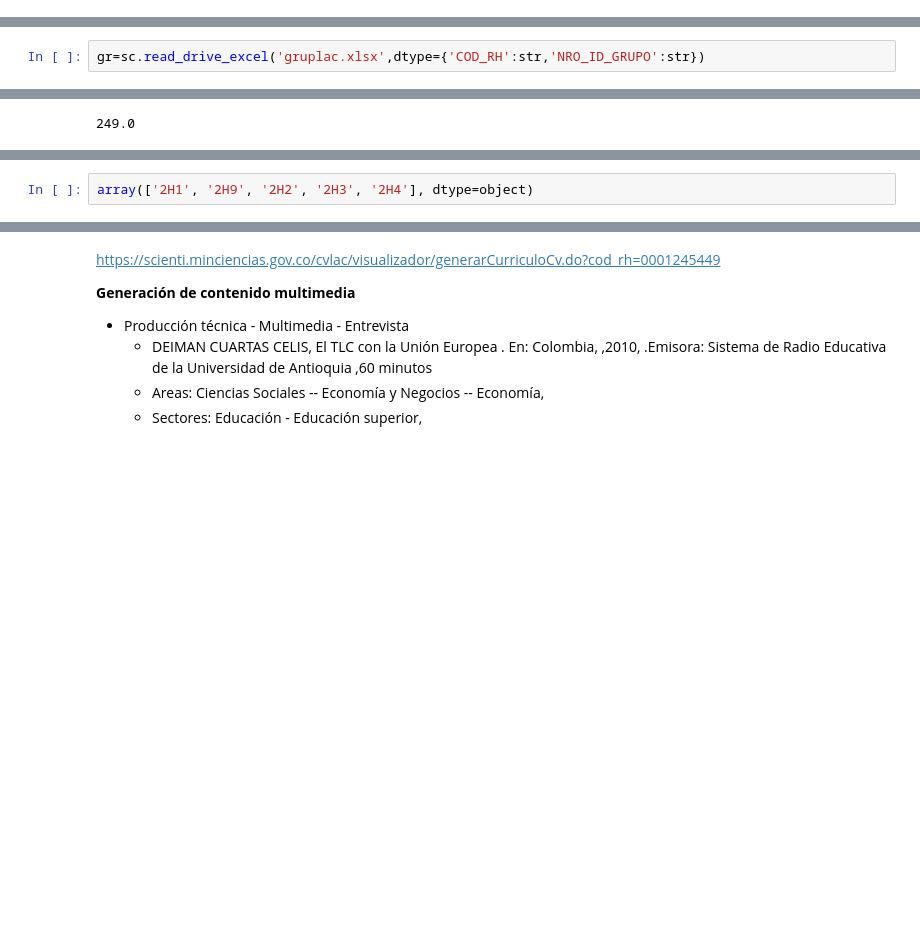
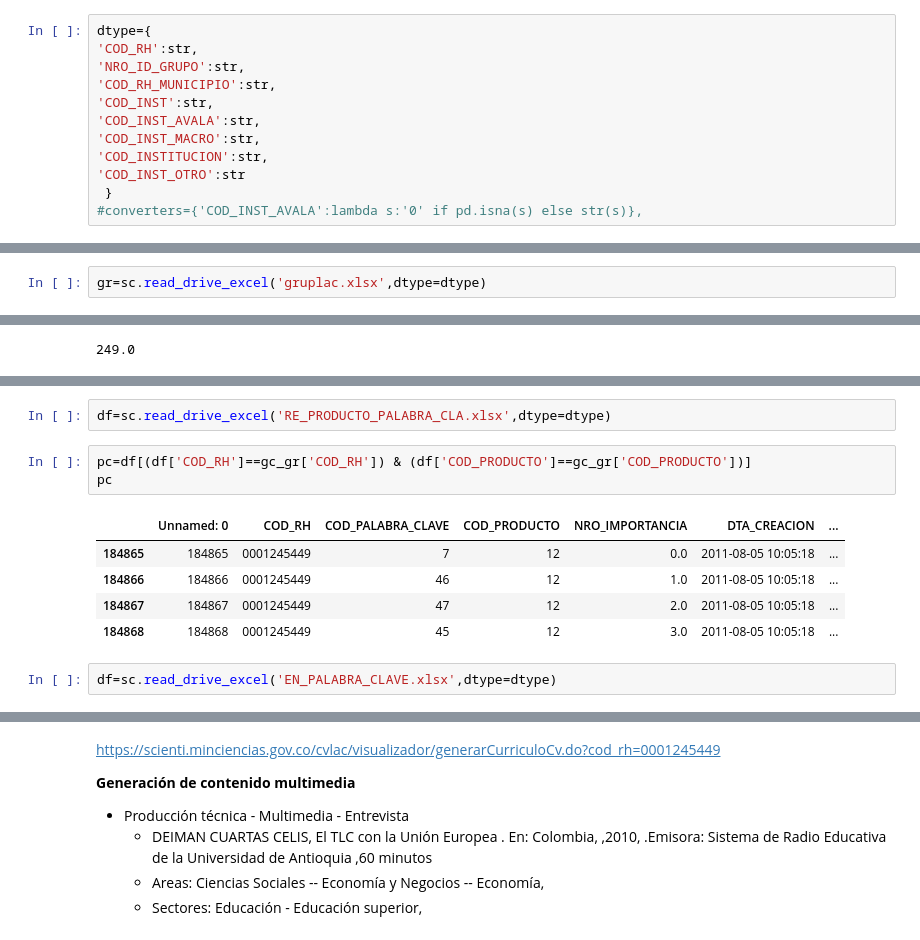
Before and after one commit to colav-playground/scienti, a Jupyter notebook: Scienti_UDEA.ipynb, the cells around one changed output, grey strips where cells are left out. Saved outputs shown, nothing was run; the diff lists cells and outputs as text; blank space fills up the shorter version.

```diff
--- a/Scienti_UDEA.ipynb
+++ b/Scienti_UDEA.ipynb
@@ -60,4 +68,16 @@ EN_DOCUMENTO.xlsx        = 1K0MdMkZSfm7fULScvE3TWswbDUKfqMEE
 # %% [output]
 Overwriting drive.cfg
+# %%
+dtype={
+'COD_RH':str,
+'NRO_ID_GRUPO':str,
+'COD_RH_MUNICIPIO':str,
+'COD_INST':str,
+'COD_INST_AVALA':str,
+'COD_INST_MACRO':str,
+'COD_INSTITUCION':str,
+'COD_INST_OTRO':str
+ }
+#converters={'COD_INST_AVALA':lambda s:'0' if pd.isna(s) else str(s)},
 # %%
 sc=wp.wosplus('drive.cfg')
@@ -66,3 +86,3 @@ cv=sc.read_drive_excel('cvlac.xlsx',dtype={'COD_RH':str,'COD_INST_AVALA':str})#c
 # %%
-gr=sc.read_drive_excel('gruplac.xlsx',dtype={'COD_RH':str,'NRO_ID_GRUPO':str})
+gr=sc.read_drive_excel('gruplac.xlsx',dtype=dtype)
 # %%
@@ -424,2 +381,13 @@ tp[tp['COD_TIPO_PRODUCTO'].str.contains('^2H')]
-# %%
-array(['2H1', '2H9', '2H2', '2H3', '2H4'], dtype=object)
+# %%
+df=sc.read_drive_excel('RE_PRODUCTO_PALABRA_CLA.xlsx',dtype=dtype)
+# %%
+pc=df[(df['COD_RH']==gc_gr['COD_RH']) & (df['COD_PRODUCTO']==gc_gr['COD_PRODUCTO'])]
+pc
+# %% [output]
+|  | Unnamed: 0 | COD_RH | COD_PALABRA_CLAVE | COD_PRODUCTO | NRO_IMPORTANCIA | DTA_CREACION | ... |
+| 184865 | 184865 | 0001245449 | 7 | 12 | 0.0 | 2011-08-05 10:05:18 | ... |
+| 184866 | 184866 | 0001245449 | 46 | 12 | 1.0 | 2011-08-05 10:05:18 | ... |
+| 184867 | 184867 | 0001245449 | 47 | 12 | 2.0 | 2011-08-05 10:05:18 | ... |
+| 184868 | 184868 | 0001245449 | 45 | 12 | 3.0 | 2011-08-05 10:05:18 | ... |
+# %%
+df=sc.read_drive_excel('EN_PALABRA_CLAVE.xlsx',dtype=dtype)
```
Also changed, not shown: parts of 51 cells of this notebook.
